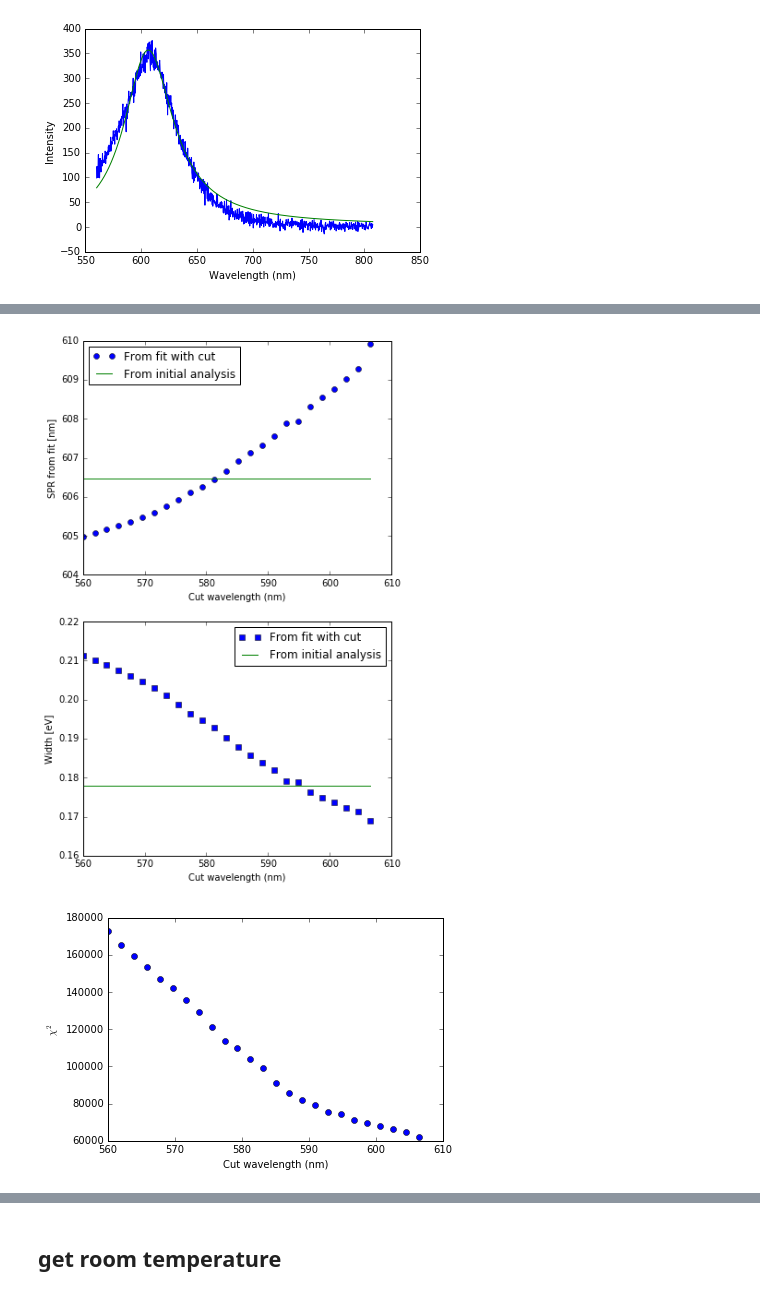
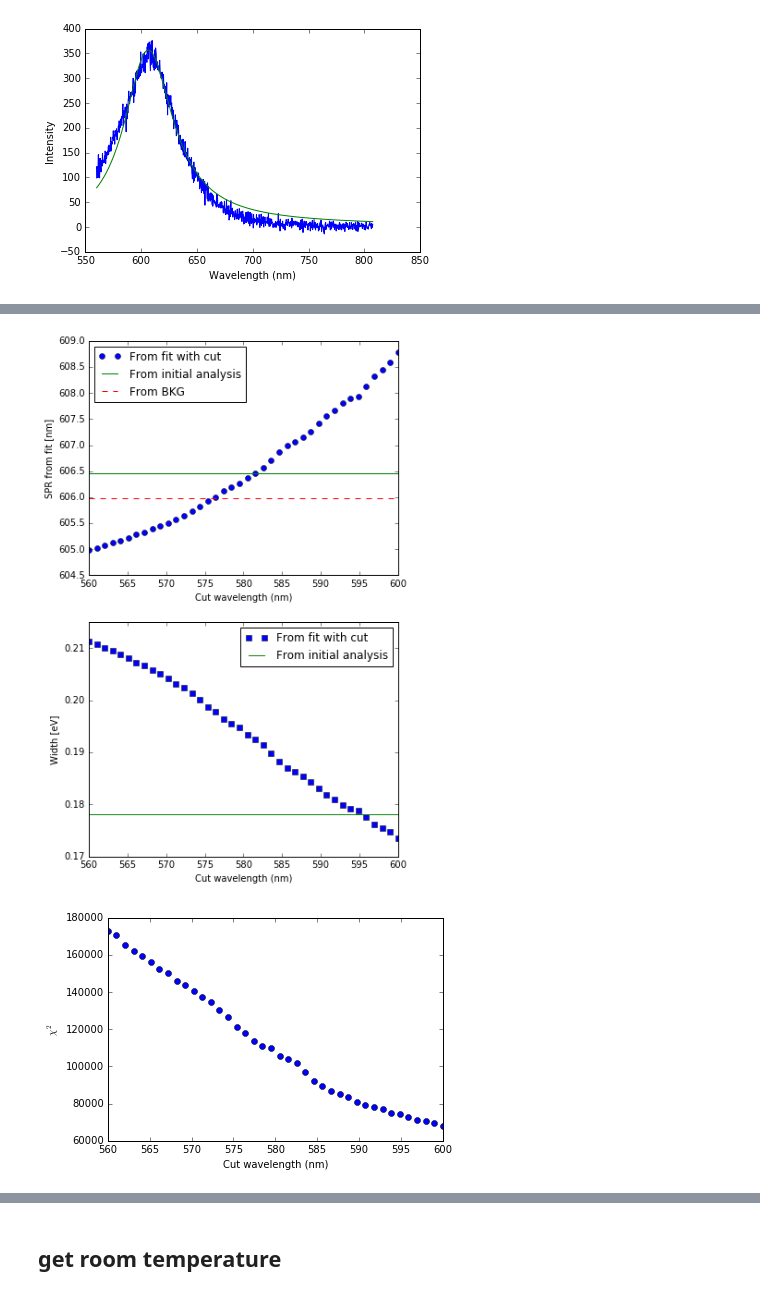
Before and after one commit to aquilesC/Anti-Stokes-Paper, a Jupyter notebook: Figures/Supplementary/09_Error_vs_Wavelength/Analyze_Errors_MC.ipynb, the cells around one changed output, grey strips where cells are left out. Cells and saved outputs as stored; diff of their text form; code cells hidden in the pictures.

```diff
--- a/Figures/Supplementary/09_Error_vs_Wavelength/Analyze_Errors_MC.ipynb
+++ b/Figures/Supplementary/09_Error_vs_Wavelength/Analyze_Errors_MC.ipynb
@@ -163,6 +168,6 @@ SPR width = (0.180  +/- 0.002)eV
 # %%
 # define the wavelengths to cut the curve and fit for each cut value
-cut_wl = np.linspace(560,SPR,25)
+cut_wl = np.linspace(560,600,40)
 
 popt = np.zeros((4, len(cut_wl)))
 perr = np.zeros((len(cut_wl),))
@@ -191,31 +224,32 @@ plt.show()
 # %%
 fig = plt.figure(figsize=(6,10), dpi=300)
 nrows=2; ncols=1
 ax0 = plt.subplot2grid((nrows, ncols), (0,0))
 ax1 = plt.subplot2grid((nrows, ncols), (1,0))
 #ax10 = plt.subplot2grid((nrows, ncols), (1,0))
 #ax11 = plt.subplot2grid((nrows, ncols), (1,1))
 ax0.plot(cut_wl,1239.8/popt[1,:],'o',label='From fit with cut')
 ax0.plot(cut_wl,SPR*np.ones(len(cut_wl)),label='From initial analysis')
+ax0.plot(cut_wl,605.98*np.ones(len(cut_wl)),'--',label='From BKG')
 ax0.set_ylabel('SPR from fit [nm]')
 ax0.set_xlabel('Cut wavelength (nm)')
 ax0.legend(loc=2)
 
 ax1.plot(cut_wl,2*np.sqrt(popt[2,:]),'s',label='From fit with cut')
 ax1.plot(cut_wl,We*np.ones(len(cut_wl)),label='From initial analysis')
 ax1.set_ylabel('Width [eV]')
 ax1.set_xlabel('Cut wavelength (nm)')
 ax1.legend(loc=1)
 
 plt.show()
 
 #fig = plt.figure(figsize=(4,3), dpi=300)
 #plt.plot(cut_wl,popt[0,:])
 #plt.title('Param 0')
 #plt.xlabel('Cut wavelength (nm)')
 #plt.show()
 # %% [output]
-[figure, old version]
+[figure, new version]
 # %%
 fig = plt.figure(figsize=(6,4), dpi=300)
 plt.plot(cut_wl, perr,'o')
@@ -225,7 +259,7 @@ plt.ylabel(r'$\chi^2$')
 plt.xlabel('Cut wavelength (nm)')
 plt.show()
 # %% [output]
-[figure, old version]
+[figure, new version]
 # %%
 # get the temp for each cut_w using the model
 T = np.zeros((2,len(power_sp),len(cut_wl)))
```
Also changed, not shown: parts of 11 cells of this notebook, 13 other files.
